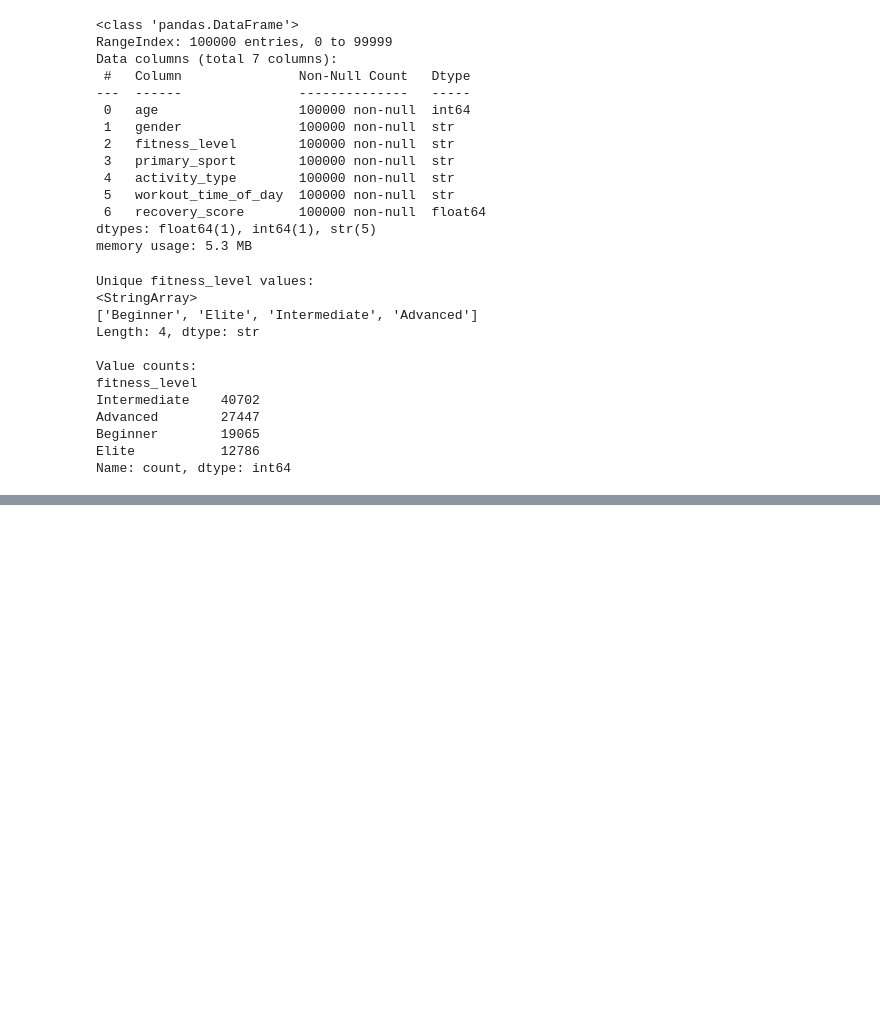
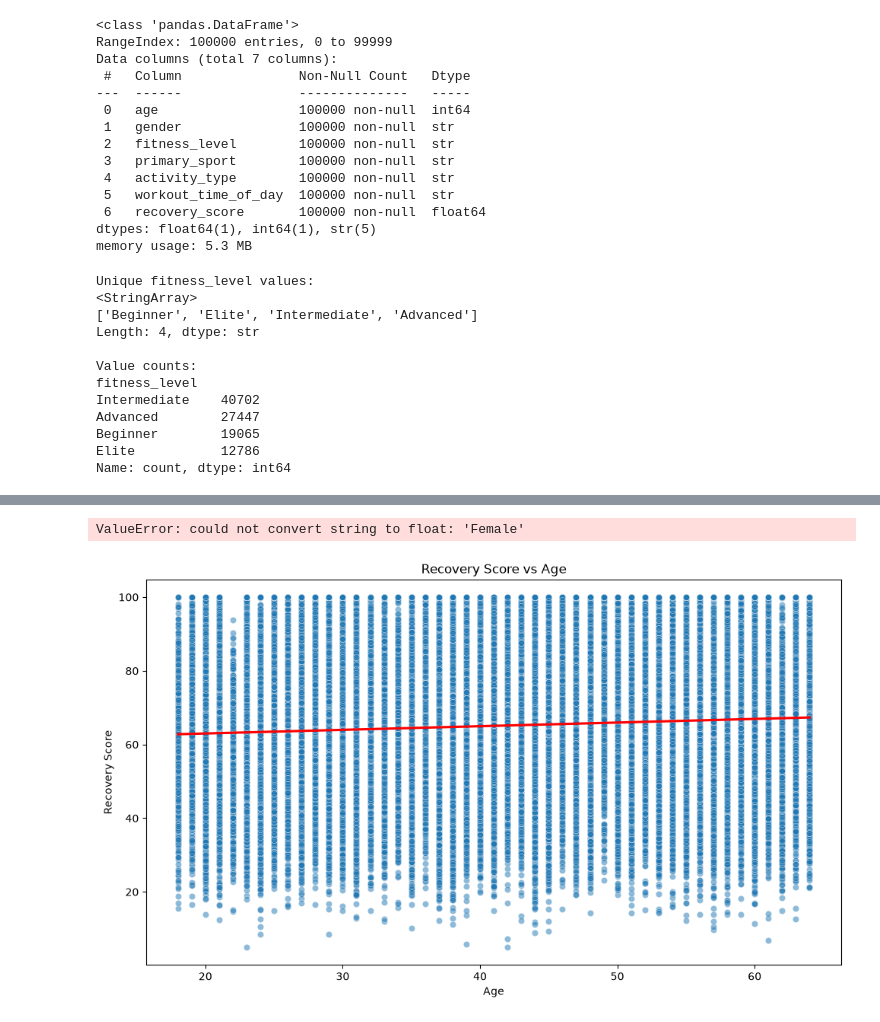
Before and after one commit to SahebiMelina/Whoop_Fitness_Analysis, a Jupyter notebook: notebooks/Recovery_Score_Analysis.ipynb, the cells around one changed output, grey strips where cells are left out. Drawn from its saved outputs; the diff is of its cells as text; code cells hidden in the pictures; blank space fills up the shorter version.

```diff
--- a/notebooks/Recovery_Score_Analysis.ipynb
+++ b/notebooks/Recovery_Score_Analysis.ipynb
@@ -131,0 +95,46 @@ R² score: 0.011540467689753808
+# %%
+
+
+# -----------------------------
+# 1. Select variables
+# -----------------------------
+X = df[X_cols]                  # independent variables
+y = df['recovery_score']       # dependent variable
+
+# -----------------------------
+# 2. Train/test split
+# -----------------------------
+X_train, X_test, y_train, y_test = train_test_split(
+    X, y, test_size=0.2, random_state=42
+)
+
+# -----------------------------
+# 3. Fit the model
+# -----------------------------
+model = LinearRegression()
+model.fit(X_train, y_train)
+
+# -----------------------------
+# 4. Evaluate
+# -----------------------------
+r2 = model.score(X_test, y_test)
+print("R² score:", r2)
+
+# -----------------------------
+# 5. Optional: coefficient + intercept
+# -----------------------------
+print("Coefficient (slope):", model.coef_[0])
+print("Intercept:", model.intercept_)
+# %% [output]
+ValueError: could not convert string to float: 'Female'
+# %%
+plt.figure(figsize=(10, 6))
+sns.scatterplot(data=df, x='age', y='recovery_score', alpha=0.5)
+sns.regplot(data=df, x='age', y='recovery_score', scatter=False, color='red', ci=None)
+plt.title('Recovery Score vs Age')
+plt.xlabel('Age')
+plt.ylabel('Recovery Score')
+plt.tight_layout()
+plt.show()
+# %% [output]
+[figure, added]
```
Also changed, not shown: parts of 5 cells of this notebook.
